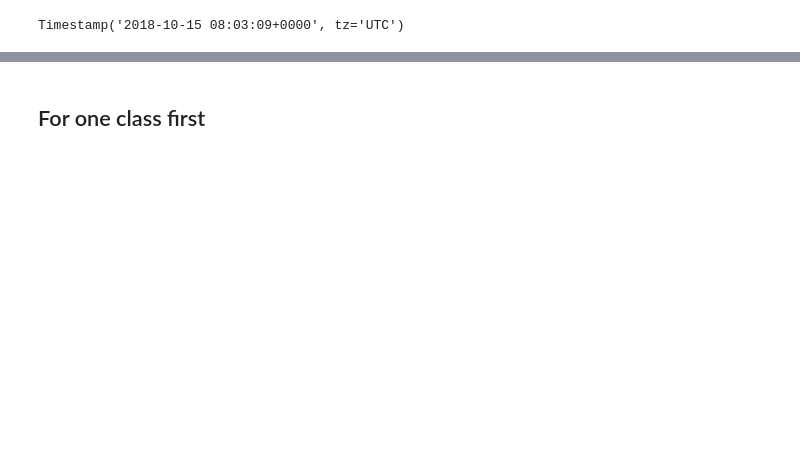
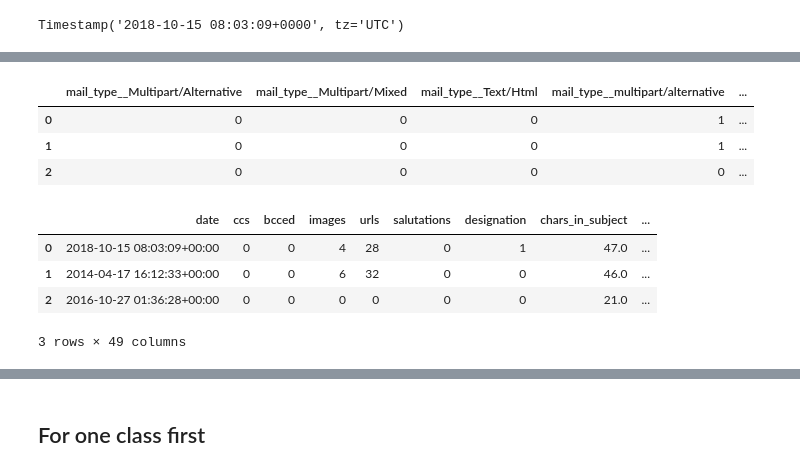
Before and after one commit to tonywu71/multi-label-email-classifier, a Jupyter notebook: kaggle_challenge.ipynb, the cells around one changed output, grey strips where cells are left out. Saved outputs shown, nothing was run; the diff lists cells and outputs as text; code cells hidden in the pictures; blank space fills up the shorter version.

```diff
--- a/kaggle_challenge.ipynb
+++ b/kaggle_challenge.ipynb
@@ -363,0 +574,16 @@ dtype: int64
+# %%
+pd.get_dummies(df['mail_type'], prefix='mail_type_').head(3)
+# %% [output]
+|  | mail_type__Multipart/Alternative | mail_type__Multipart/Mixed | mail_type__Text/Html | mail_type__multipart/alternative | ... |
+| 0 | 0 | 0 | 0 | 1 | ... |
+| 1 | 0 | 0 | 0 | 1 | ... |
+| 2 | 0 | 0 | 0 | 0 | ... |
+# %%
+df = pd.concat([df, pd.get_dummies(df['mail_type'], prefix='mail_type_')], axis=1).drop(columns=['mail_type'])
+df.head(3)
+# %% [output]
+|  | date | ccs | bcced | images | urls | salutations | designation | chars_in_subject | ... |
+| 0 | 2018-10-15 08:03:09+00:00 | 0 | 0 | 4 | 28 | 0 | 1 | 47.0 | ... |
+| 1 | 2014-04-17 16:12:33+00:00 | 0 | 0 | 6 | 32 | 0 | 0 | 46.0 | ... |
+| 2 | 2016-10-27 01:36:28+00:00 | 0 | 0 | 0 | 0 | 0 | 0 | 21.0 | ... |
+3 rows × 49 columns
```
Also changed, not shown: parts of 85 cells of this notebook.
